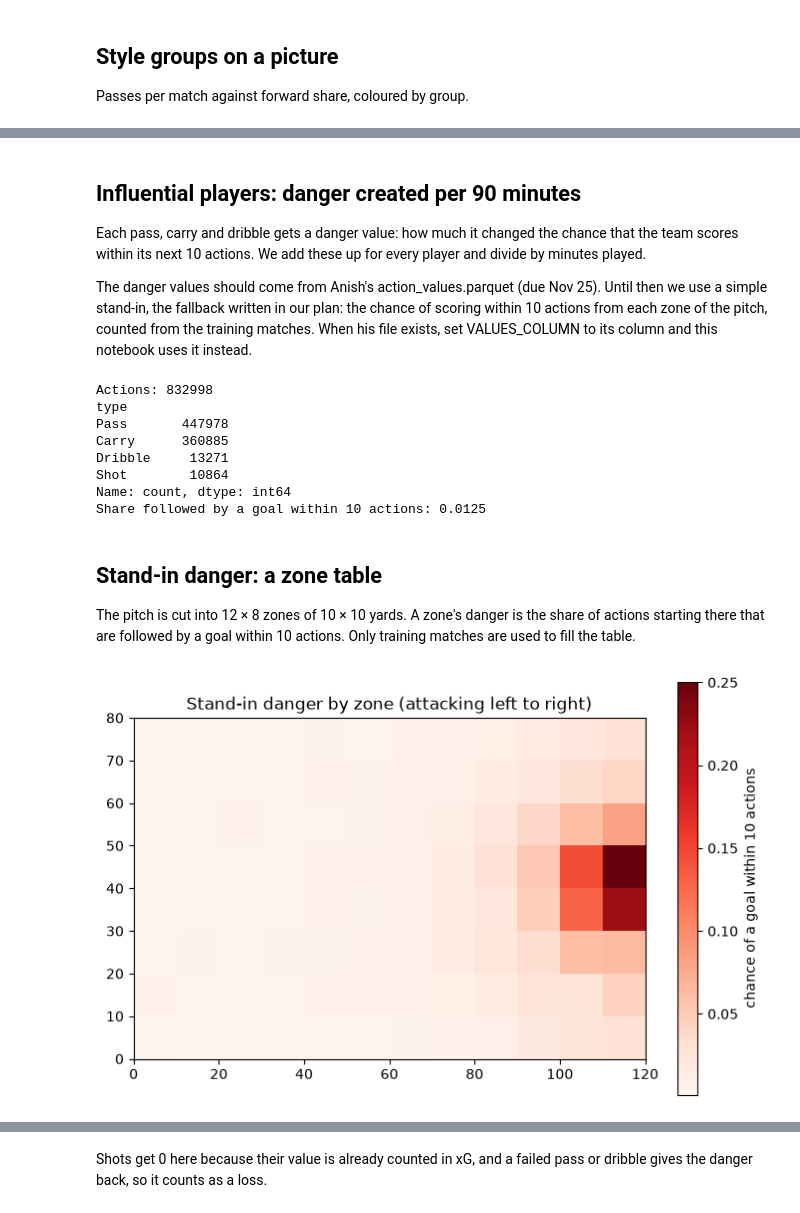
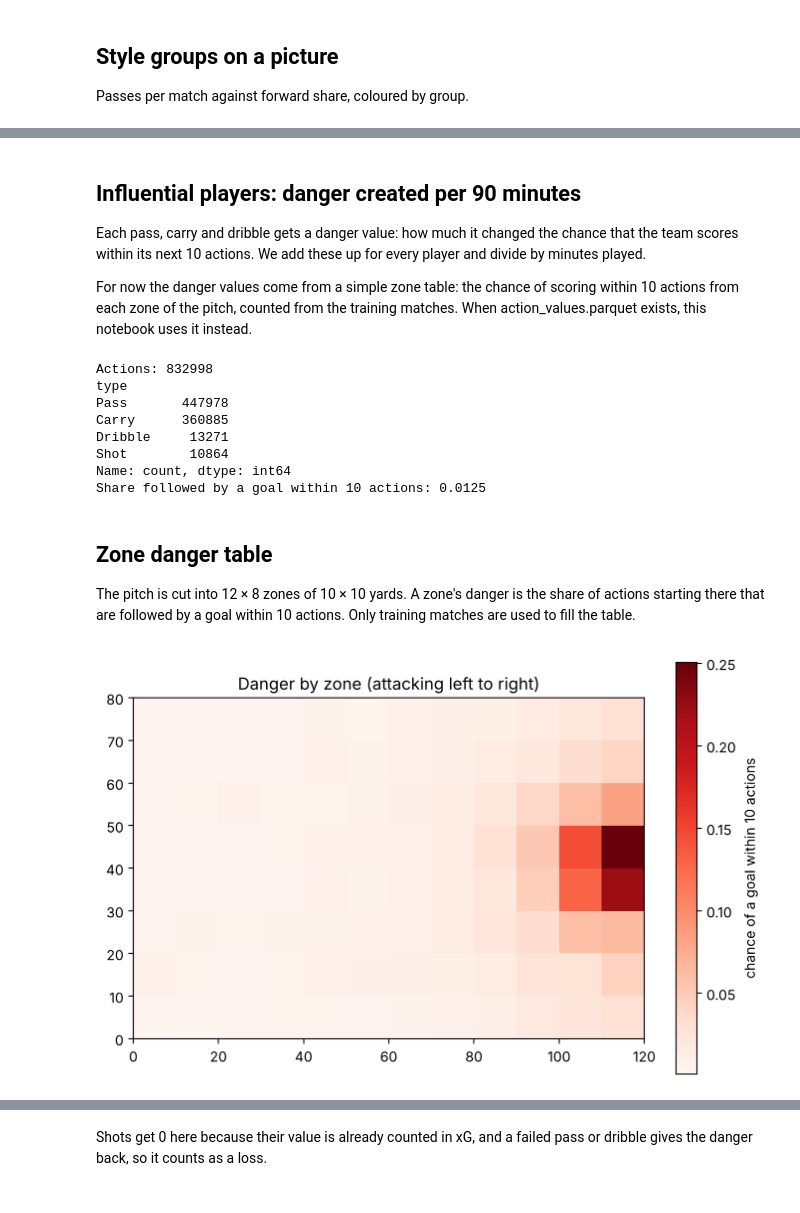
Before and after one commit to darpan-chapagain/goal-pass-predictor, a Jupyter notebook: notebooks/10_tactics.ipynb, the cells around one changed output, grey strips where cells are left out. Cells and saved outputs as stored; diff of their text form; code cells hidden in the pictures.

Commit message:
Add why comments, remove outdated notes and rerun notebooks

```diff
--- a/notebooks/10_tactics.ipynb
+++ b/notebooks/10_tactics.ipynb
@@ -287,7 +290,7 @@ plt.show()
 ## Influential players: danger created per 90 minutes
 Each pass, carry and dribble gets a danger value: how much it changed the chance that the team scores within its next 10 actions. We add these up for every player and divide by minutes played.
 
-The danger values should come from Anish's action_values.parquet (due Nov 25). Until then we use a simple stand-in, the fallback written in our plan: the chance of scoring within 10 actions from each zone of the pitch, counted from the training matches. When his file exists, set VALUES_COLUMN to its column and this notebook uses it instead.
+For now the danger values come from a simple zone table: the chance of scoring within 10 actions from each zone of the pitch, counted from the training matches. When action_values.parquet exists, this notebook uses it instead.
 # %%
 VALUES_FILE = Path("../outputs/action_values.parquet")
 VALUES_COLUMN = "value"
@@ -350,7 +353,7 @@ Shot        10864
 Name: count, dtype: int64
 Share followed by a goal within 10 actions: 0.0125
 # %% [markdown]
-## Stand-in danger: a zone table
+## Zone danger table
 The pitch is cut into 12 × 8 zones of 10 × 10 yards. A zone's danger is the share of actions starting there that are followed by a goal within 10 actions. Only training matches are used to fill the table.
 # %%
 ZONE = 10
@@ -358,35 +361,35 @@ COLUMNS_X = 12
 COLUMNS_Y = 8
 
 split = pd.read_parquet("../outputs/xpass_oof.parquet", columns=["match_id", "test"]).drop_duplicates()
 actions = actions.merge(split, on="match_id", how="left")
 
 
 def zoneOf(x, y):
     """Zone number of a point on the pitch."""
     column = np.clip((x // ZONE).astype(int), 0, COLUMNS_X - 1)
     row = np.clip((y // ZONE).astype(int), 0, COLUMNS_Y - 1)
     return column * COLUMNS_Y + row
 
 
 def zoneDanger(actions):
     """Chance of a goal within 10 actions for every zone, from training matches."""
     train = actions[actions["test"] == False]
     zones = zoneOf(train["x"].to_numpy(), train["y"].to_numpy())
     table = pd.Series(train["scores"].to_numpy()).groupby(zones).mean()
     return table.reindex(range(COLUMNS_X * COLUMNS_Y), fill_value=0)
 
 
 danger = zoneDanger(actions)
 
 grid = danger.to_numpy().reshape(COLUMNS_X, COLUMNS_Y).T
 fig, ax = plt.subplots(figsize=(7, 4.5))
 image = ax.imshow(grid, origin="lower", extent=[0, 120, 0, 80], cmap="Reds")
 plt.colorbar(image, ax=ax, label="chance of a goal within 10 actions")
-ax.set_title("Stand-in danger by zone (attacking left to right)")
+ax.set_title("Danger by zone (attacking left to right)")
 plt.tight_layout()
 plt.show()
 # %% [output]
-[figure, old version]
+[figure, new version]
 # %%
 def standInValues(actions, danger):
     """Danger after the action minus danger before it."""
```
Also changed, not shown: parts of 15 cells of this notebook, 15 other files.
